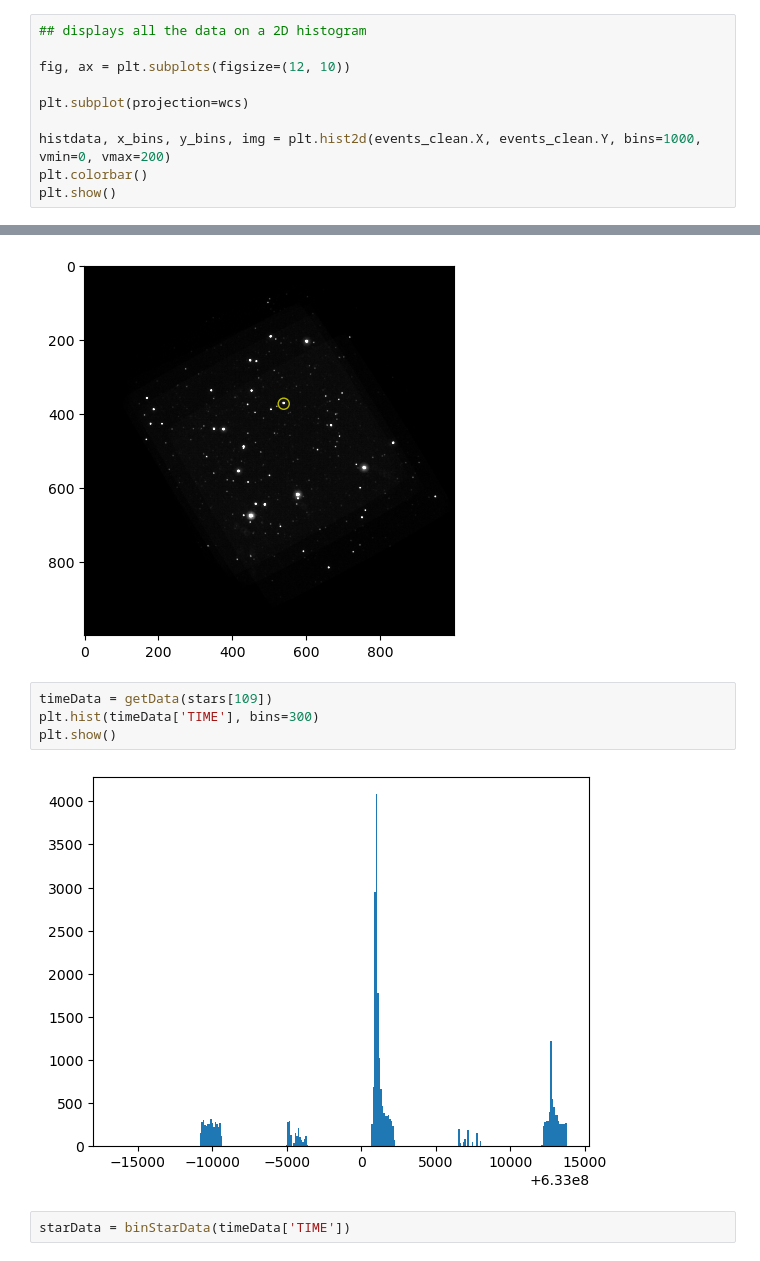
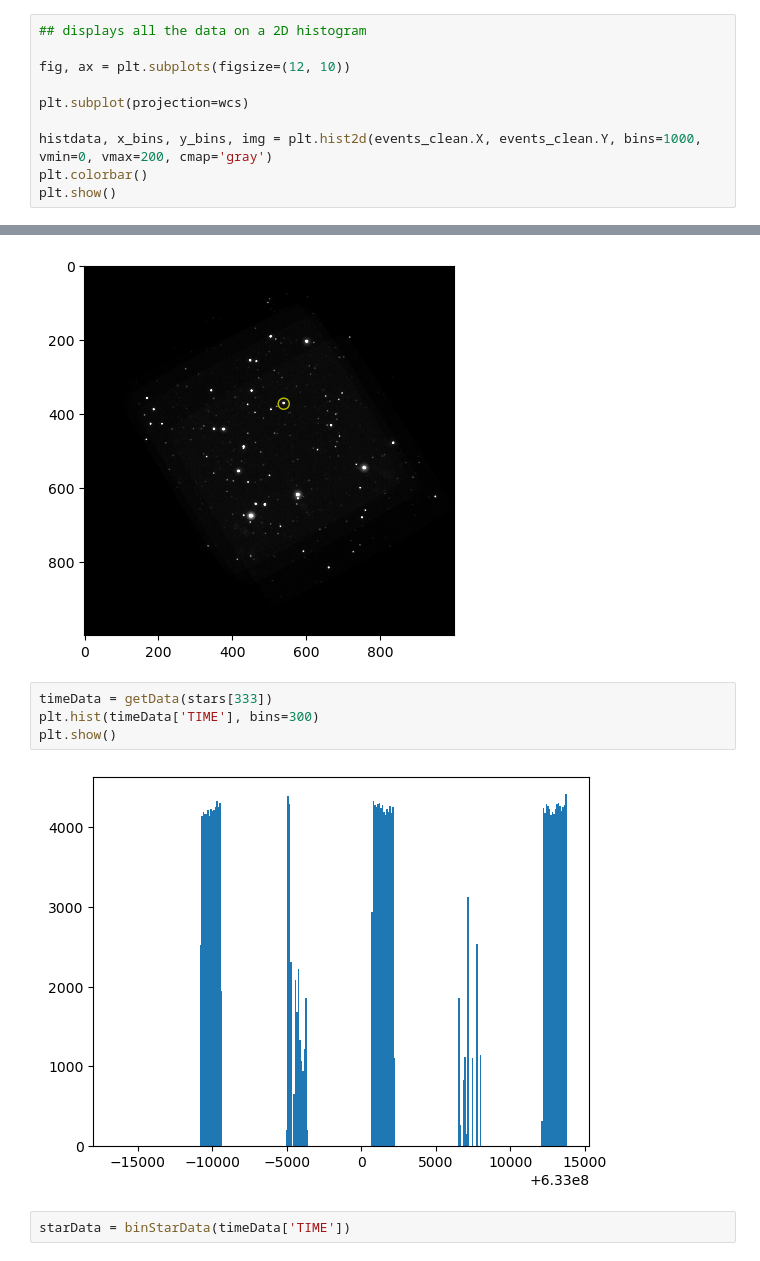
Before and after one commit to saphiooo/counting_stars, a Jupyter notebook: swift_uvot_events.ipynb, the cells around one changed output, grey strips where cells are left out. Drawn from its saved outputs; the diff is of its cells as text.

```diff
--- a/swift_uvot_events.ipynb
+++ b/swift_uvot_events.ipynb
@@ -151,7 +151,7 @@ fig, ax = plt.subplots(figsize=(12, 10))
 
 plt.subplot(projection=wcs)
 
-histdata, x_bins, y_bins, img = plt.hist2d(events_clean.X, events_clean.Y, bins=1000, vmin=0, vmax=200)
+histdata, x_bins, y_bins, img = plt.hist2d(events_clean.X, events_clean.Y, bins=1000, vmin=0, vmax=200, cmap='gray')
 plt.colorbar()
 plt.show()
 # %% [output]
@@ -828,11 +833,11 @@ starList.displayStar(109, mode='whole')
 373 539
 [figure]
 # %%
-timeData = getData(stars[109])
+timeData = getData(stars[333])
 plt.hist(timeData['TIME'], bins=300)
 plt.show()
 # %% [output]
-[figure, old version]
+[figure, new version]
 # %%
 starData = binStarData(timeData['TIME'])
 # %%
```
Also changed, not shown: parts of 11 cells of this notebook.
